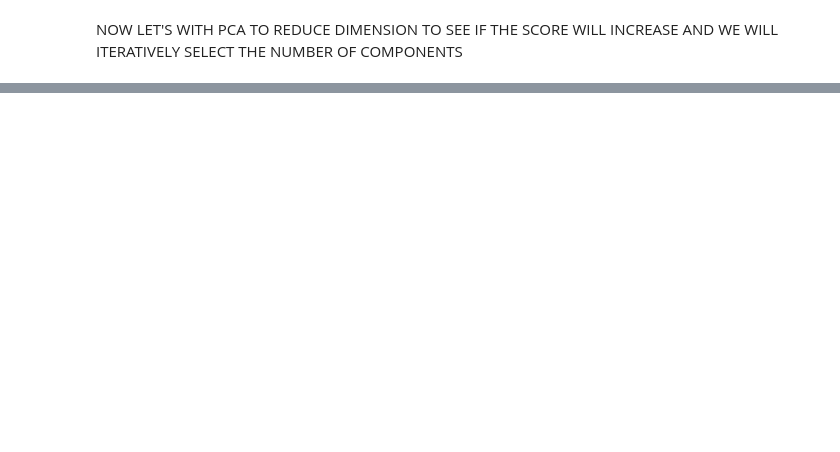
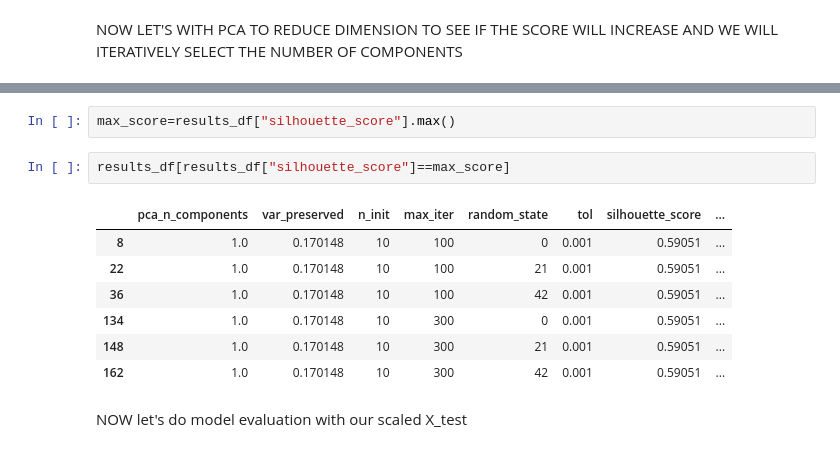
Before and after one commit to LaiTechTinker/Datascinceproject, a Jupyter notebook: Block_intel_onchain.ipynb, the cells around one changed output, grey strips where cells are left out. Saved outputs shown, nothing was run; the diff lists cells and outputs as text; blank space fills up the shorter version.

```diff
--- a/Block_intel_onchain.ipynb
+++ b/Block_intel_onchain.ipynb
@@ -339,0 +427,14 @@ silhouette score of i:,10 is:,0.36699675827114736
+# %%
+max_score=results_df["silhouette_score"].max()
+# %%
+results_df[results_df["silhouette_score"]==max_score]
+# %% [output]
+|  | pca_n_components | var_preserved | n_init | max_iter | random_state | tol | silhouette_score | ... |
+| 8 | 1.0 | 0.170148 | 10 | 100 | 0 | 0.001 | 0.59051 | ... |
+| 22 | 1.0 | 0.170148 | 10 | 100 | 21 | 0.001 | 0.59051 | ... |
+| 36 | 1.0 | 0.170148 | 10 | 100 | 42 | 0.001 | 0.59051 | ... |
+| 134 | 1.0 | 0.170148 | 10 | 300 | 0 | 0.001 | 0.59051 | ... |
+| 148 | 1.0 | 0.170148 | 10 | 300 | 21 | 0.001 | 0.59051 | ... |
+| 162 | 1.0 | 0.170148 | 10 | 300 | 42 | 0.001 | 0.59051 | ... |
+# %% [markdown]
+NOW let's do model evaluation with our scaled X_test
```
Also changed, not shown: parts of 12 cells of this notebook.
